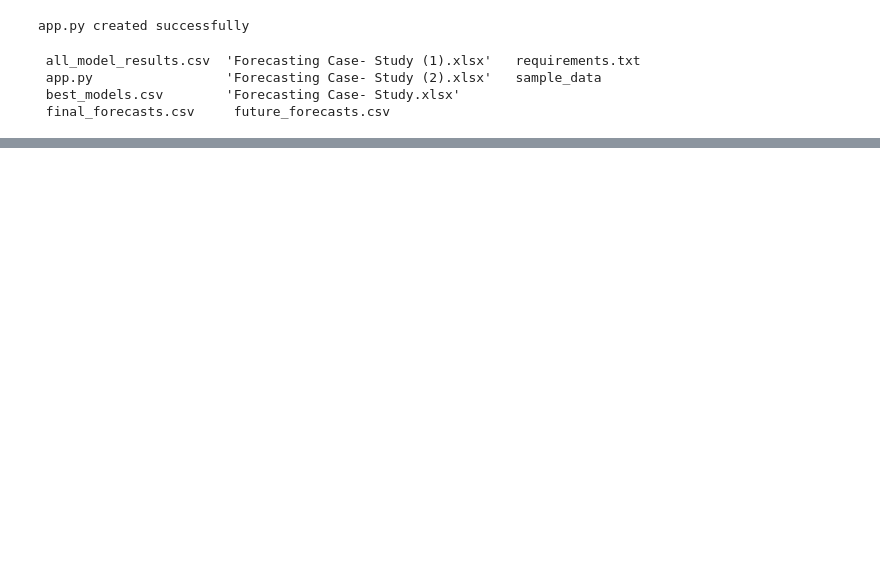
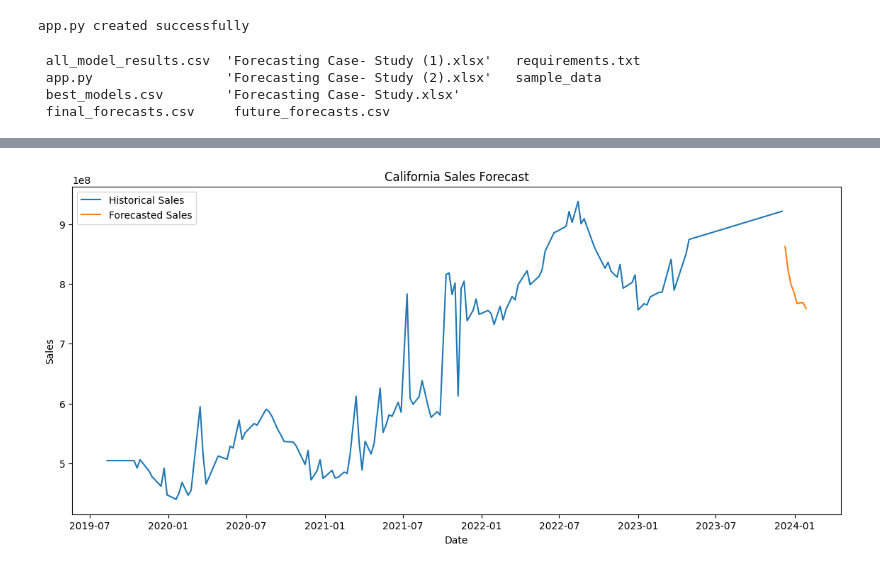
Before and after one commit to Kiranbr01/Forecast-Project, a Jupyter notebook: notebooks/Forecast_Assesment.ipynb, the cells around one changed output, grey strips where cells are left out. Saved outputs shown, nothing was run; the diff lists cells and outputs as text; code cells hidden in the pictures; blank space fills up the shorter version.

```diff
--- a/notebooks/Forecast_Assesment.ipynb
+++ b/notebooks/Forecast_Assesment.ipynb
@@ -1701,0 +1736,46 @@ app.py created successfully
+# %%
+state = 'California'
+
+historical = df[
+    df['State'] == state
+]
+
+future = forecast_df[
+    forecast_df['State'] == state
+]
+
+plt.figure(figsize=(14,6))
+
+plt.plot(
+
+    historical['Date'],
+
+    historical['Total'],
+
+    label='Historical Sales'
+
+)
+
+plt.plot(
+
+    future['Forecast_Date'],
+
+    future['Forecast'],
+
+    label='Forecasted Sales'
+
+)
+
+plt.title(
+    f'{state} Sales Forecast'
+)
+
+plt.xlabel('Date')
+
+plt.ylabel('Sales')
+
+plt.legend()
+
+plt.show()
+# %% [output]
+[figure, added]
```
Also changed, not shown: parts of 7 cells of this notebook.
